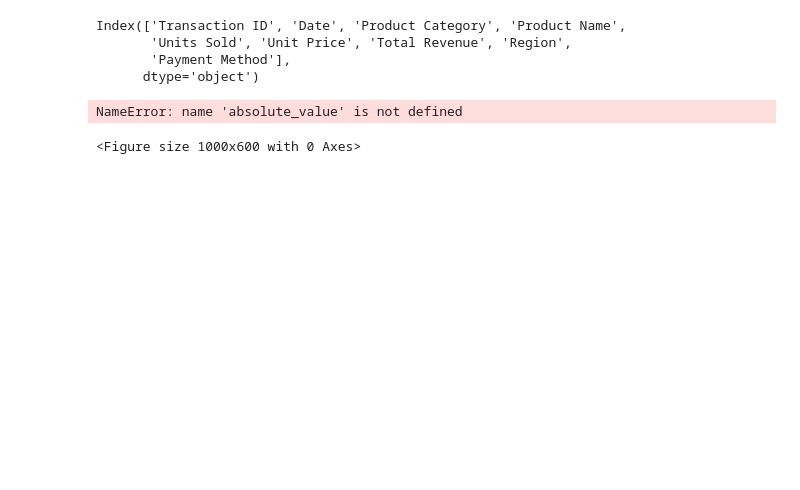
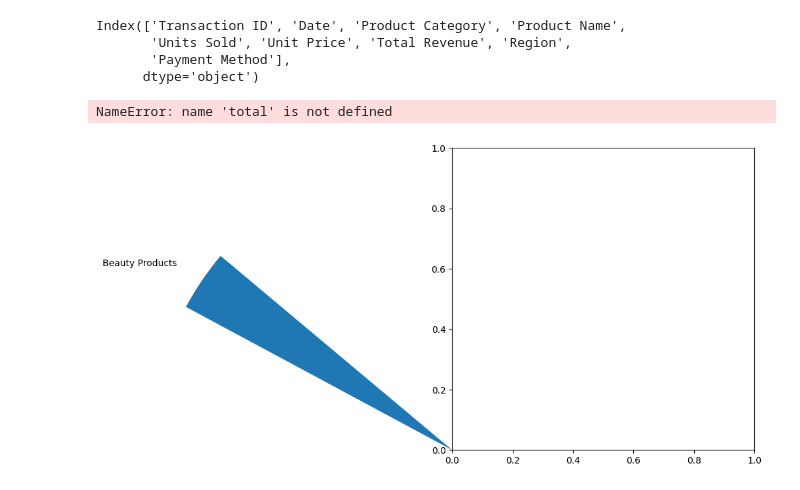
Before and after one commit to jensenmkaplan/DataAnalysisPortfolio, a Jupyter notebook: JupyterAnlysis.ipynb, the cells around one changed output. Saved outputs shown, nothing was run; the diff lists cells and outputs as text; code cells hidden in the pictures; blank space fills up the shorter version.

Commit message:
changed formatting function for labels so that it no longer relies on a globl variable. replaced with lambda function. turns out lambdas are useful...

```diff
--- a/JupyterAnlysis.ipynb
+++ b/JupyterAnlysis.ipynb
@@ -1,34 +1,62 @@
 # %%
+### Jensen Kaplan
+## Using a trending kaggle dataset as a playground to display
+## analytical skills and data visualization techniques
+
 import matplotlib.pyplot as plt
 import pandas as pd
+
+# Function to calculate the absolute value of the percentage
+# Used to display the total revenue for each category
+def absolute_value_rev(val,total):
+    # total = sum(revenue_by_category)
+    return f'${val * total / 100:,.2f}'# Function to calculate the absolute value of the percentage
+
 
 # Load the dataset
 df = pd.read_csv('Online Sales Data.csv')
 
-
-# Print column names for verification
+# Print column names to explore the parameters of the dataset
 print(df.columns)
 
 # Group by 'Product Category' and sum the 'Total Revenue'
 revenue_by_category = df.groupby('Product Category')['Total Revenue'].sum()
-
+# print(revenue_by_category)
 
 # Create the pie chart
 plt.figure(figsize=(10, 6))
-plt.pie(revenue_by_category, labels=revenue_by_category.index, startangle=140)
-
+plt.pie(revenue_by_category, labels=revenue_by_category.index, autopct=absolute_value_rev, startangle=140)
 # Adding title
 plt.title('Total Revenue by Product Category')
-
 # Equal aspect ratio ensures that pie is drawn as a circle.
 plt.axis('equal')
+# Display the chart
+plt.show()
+
+# electronics_sold = df[df['Product Category']]
+electronics_sold = df[df['Product Category'] == 'Electronics']['Units Sold'].sum()
+print(electronics_sold)
+
+# Group the data by product category and sum the units sold
+counts_by_category = df.groupby('Product Category')['Units Sold'].sum()
+# Sort the counts of units sold in descending order
+counts_by_category = counts_by_category.sort_values(ascending=False)
+
+# Create a bar chart
+plt.figure(figsize=(10, 6))
+plt.bar(counts_by_category.index, counts_by_category)
+
+# Add title and labels
+plt.title('Units Sold by Product Category')
+plt.xlabel('Product Category')
+plt.ylabel('Units Sold')
 
 # Display the chart
 plt.show()
 # %% [output]
 Index(['Transaction ID', 'Date', 'Product Category', 'Product Name',
        'Units Sold', 'Unit Price', 'Total Revenue', 'Region',
        'Payment Method'],
       dtype='object')
-NameError: name 'absolute_value' is not defined
+NameError: name 'total' is not defined
-<Figure size 1000x600 with 0 Axes>
+[figure, added]
```
Also changed, not shown: 1 other file.
